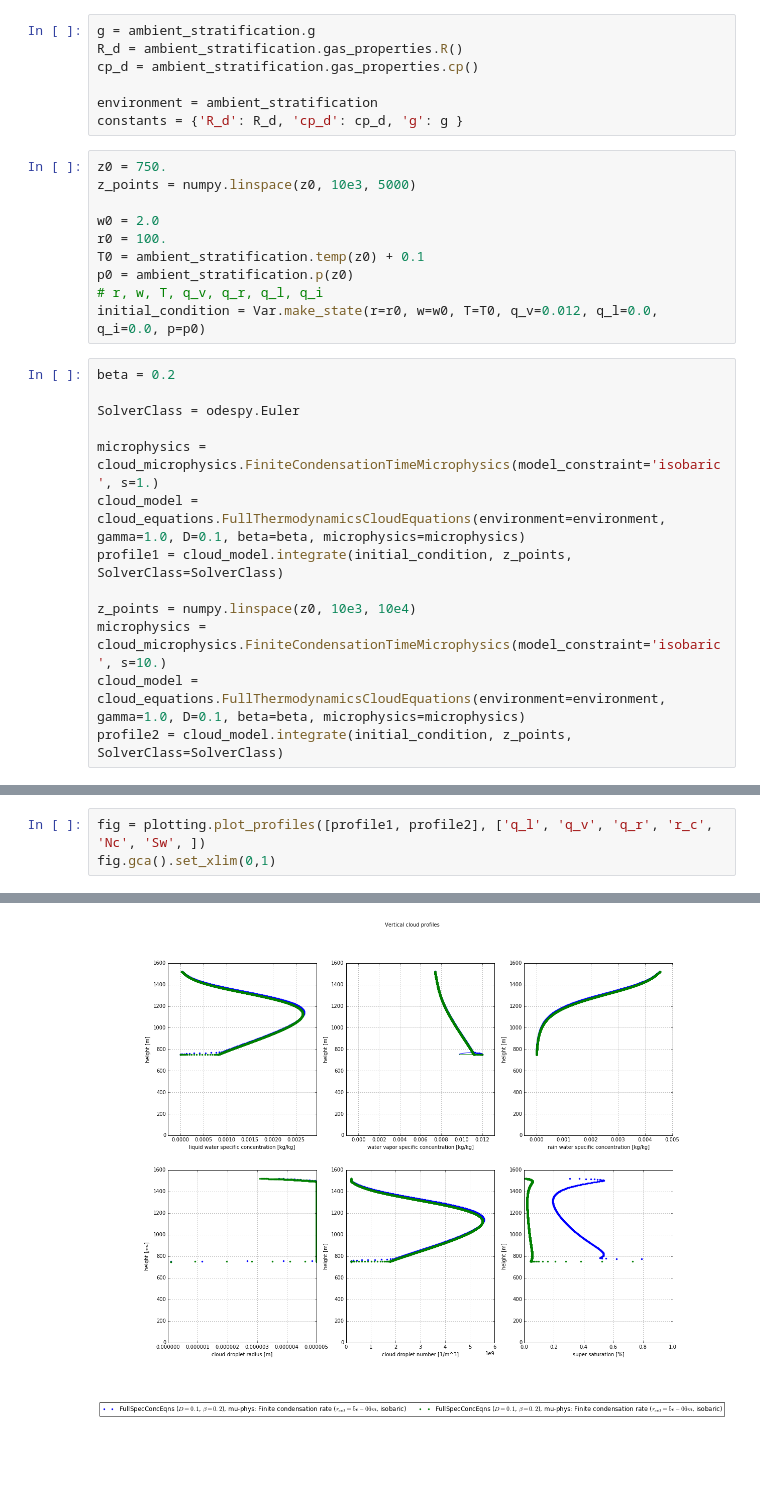
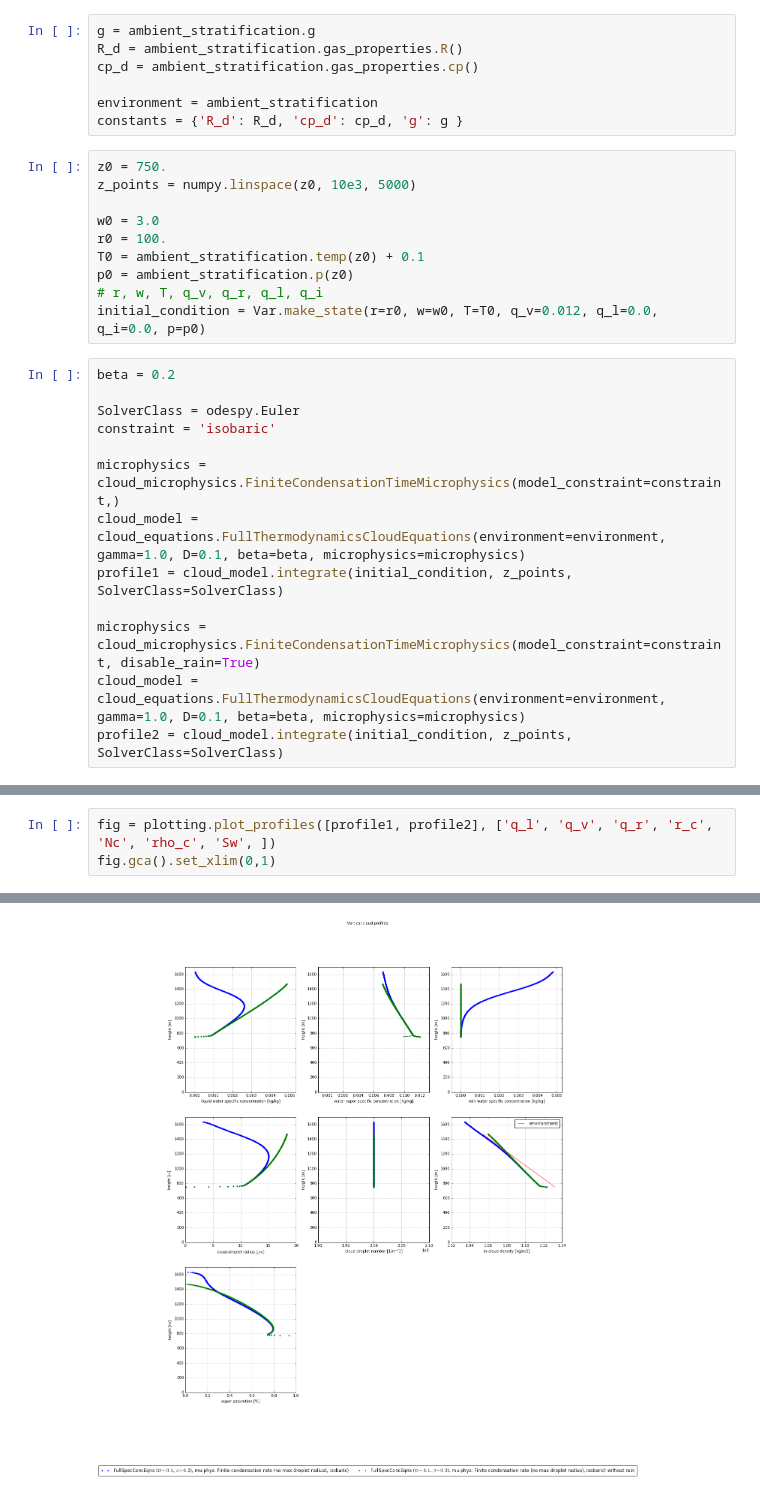
Before and after one commit to leifdenby/python-cloudmodel, a Jupyter notebook: pyclouds/notebooks/Cloud model integration - moist.ipynb, the cells around one changed output, grey strips where cells are left out. Saved outputs shown, nothing was run; the diff lists cells and outputs as text; blank space fills up the shorter version.

```diff
--- a/pyclouds/notebooks/Cloud model integration - moist.ipynb
+++ b/pyclouds/notebooks/Cloud model integration - moist.ipynb
@@ -28,7 +28,7 @@ constants = {'R_d': R_d, 'cp_d': cp_d, 'g': g }
 z0 = 750.
 z_points = numpy.linspace(z0, 10e3, 5000)
 
-w0 = 2.0
+w0 = 3.0
 r0 = 100.
 T0 = ambient_stratification.temp(z0) + 0.1
 p0 = ambient_stratification.p(z0)
@@ -38,13 +38,13 @@ initial_condition = Var.make_state(r=r0, w=w0, T=T0, q_v=0.012, q_l=0.0, q_i=0.0
 beta = 0.2
 
 SolverClass = odespy.Euler
+constraint = 'isobaric'
 
-microphysics = cloud_microphysics.FiniteCondensationTimeMicrophysics(model_constraint='isobaric', s=1.)
+microphysics = cloud_microphysics.FiniteCondensationTimeMicrophysics(model_constraint=constraint,)
 cloud_model = cloud_equations.FullThermodynamicsCloudEquations(environment=environment, gamma=1.0, D=0.1, beta=beta, microphysics=microphysics)
 profile1 = cloud_model.integrate(initial_condition, z_points, SolverClass=SolverClass)
 
-z_points = numpy.linspace(z0, 10e3, 10e4)
-microphysics = cloud_microphysics.FiniteCondensationTimeMicrophysics(model_constraint='isobaric', s=10.)
+microphysics = cloud_microphysics.FiniteCondensationTimeMicrophysics(model_constraint=constraint, disable_rain=True)
 cloud_model = cloud_equations.FullThermodynamicsCloudEquations(environment=environment, gamma=1.0, D=0.1, beta=beta, microphysics=microphysics)
 profile2 = cloud_model.integrate(initial_condition, z_points, SolverClass=SolverClass)
 # %% [output]
@@ -66,9 +66,9 @@ fig.savefig('/home/zmaw/m300464/Desktop/cloudmodel_profile.pdf')
 # %%
-fig = plotting.plot_profiles([profile1, profile2], ['q_l', 'q_v', 'q_r', 'r_c', 'Nc', 'Sw', ])
+fig = plotting.plot_profiles([profile1, profile2], ['q_l', 'q_v', 'q_r', 'r_c', 'Nc', 'rho_c', 'Sw', ])
 fig.gca().set_xlim(0,1)
 # %% [output]
 (0, 1)
-[figure, old version]
+[figure, new version]
 # %%
 t_mphys = profile1.extra_vars['t_substeps']
 r_c__mphys = profile1.extra_vars['r_c']
```
Also changed, not shown: parts of 7 cells of this notebook, 4 other files.
